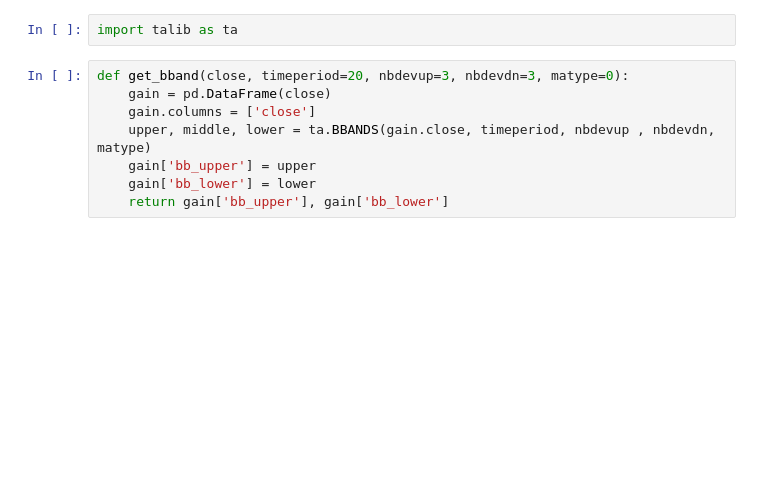
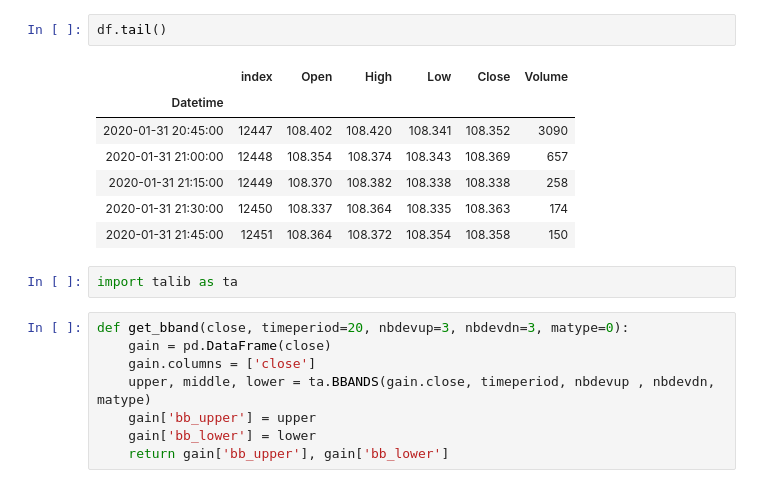
Before and after one commit to ktokmshr/tools, a Jupyter notebook: fx/macd_bb_backtest.ipynb, the cells around one changed output. Drawn from its saved outputs; the diff is of its cells as text; blank space fills up the shorter version.

```diff
--- a/fx/macd_bb_backtest.ipynb
+++ b/fx/macd_bb_backtest.ipynb
@@ -26,3 +26,13 @@ df.head()
+# %%
+df.tail()
+# %% [output]
+|  | index | Open | High | Low | Close | Volume |
+| Datetime |  |  |  |  |  |  |
+| 2020-01-31 20:45:00 | 12447 | 108.402 | 108.420 | 108.341 | 108.352 | 3090 |
+| 2020-01-31 21:00:00 | 12448 | 108.354 | 108.374 | 108.343 | 108.369 | 657 |
+| 2020-01-31 21:15:00 | 12449 | 108.370 | 108.382 | 108.338 | 108.338 | 258 |
+| 2020-01-31 21:30:00 | 12450 | 108.337 | 108.364 | 108.335 | 108.363 | 174 |
+| 2020-01-31 21:45:00 | 12451 | 108.364 | 108.372 | 108.354 | 108.358 | 150 |
 # %%
 import talib as ta
 # %%
```
Also changed, not shown: parts of 12 cells of this notebook, 1 other file.
